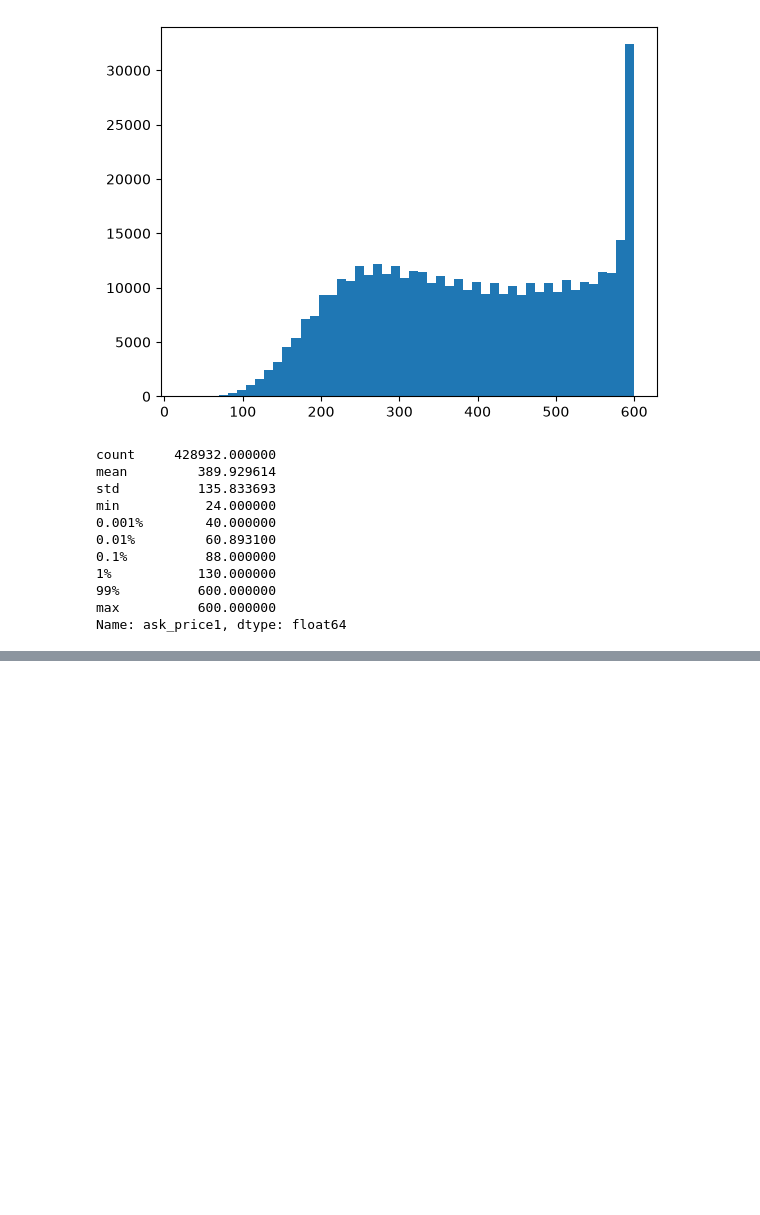
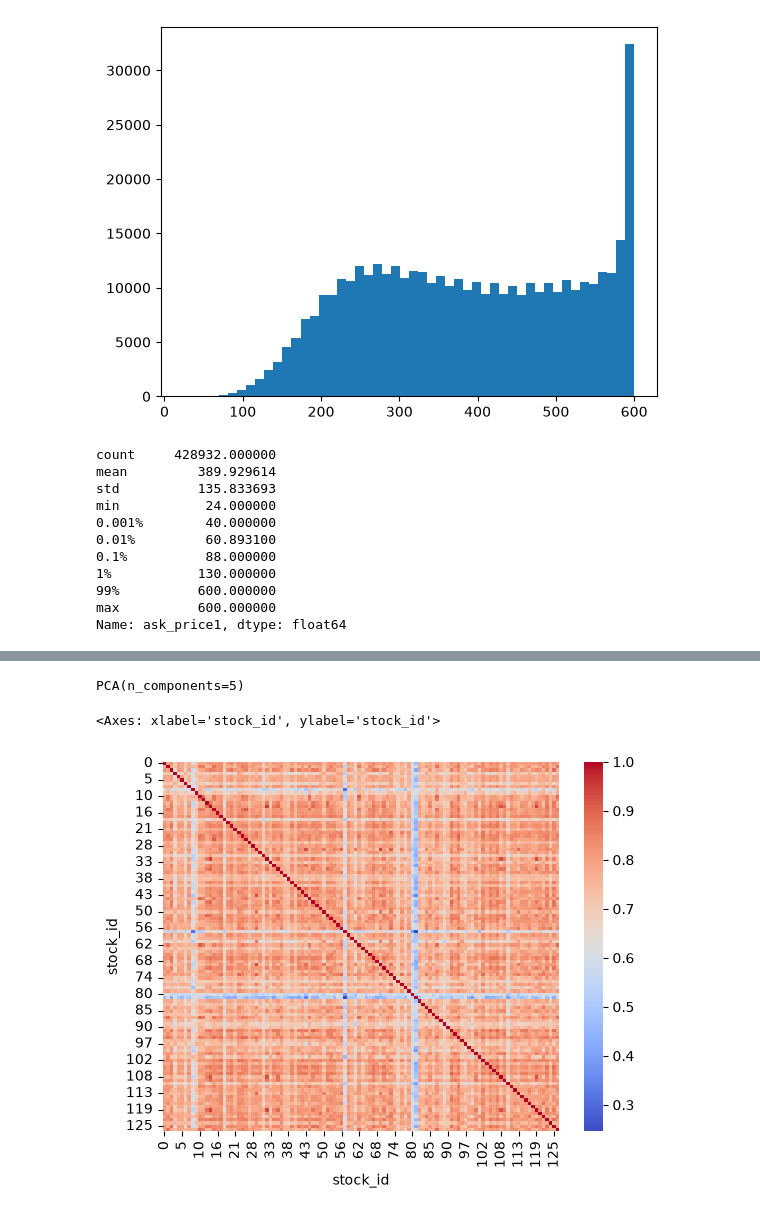
Before and after one commit to JerryChinaL/Optiver-Vol-Prediction, a Jupyter notebook: code/EDA/load_data.ipynb, the cells around one changed output, grey strips where cells are left out. Saved outputs shown, nothing was run; the diff lists cells and outputs as text; code cells hidden in the pictures; blank space fills up the shorter version.

```diff
--- a/code/EDA/load_data.ipynb
+++ b/code/EDA/load_data.ipynb
@@ -329,0 +332,4 @@ Name: ask_price1, dtype: float64
+# %%
+target["log_target"] = np.log(target["target"])
+stock_vol = target.pivot(columns = "stock_id", index="time_id", values="log_target")
+stock_vol
@@ -329,0 +351,15 @@ Name: ask_price1, dtype: float64
+# %%
+
+pca = PCA(n_components=5)
+pca.fit(stock_vol.ffill())
+pca
+# %% [output]
+PCA(n_components=5)
+# %%
+from turtle import color
+import seaborn
+
+seaborn.heatmap(stock_vol.corr(method="spearman"), cmap = "coolwarm")
+# %% [output]
+<Axes: xlabel='stock_id', ylabel='stock_id'>
+[figure, added]
```
Also changed, not shown: parts of 5 cells of this notebook, 2 other files.
